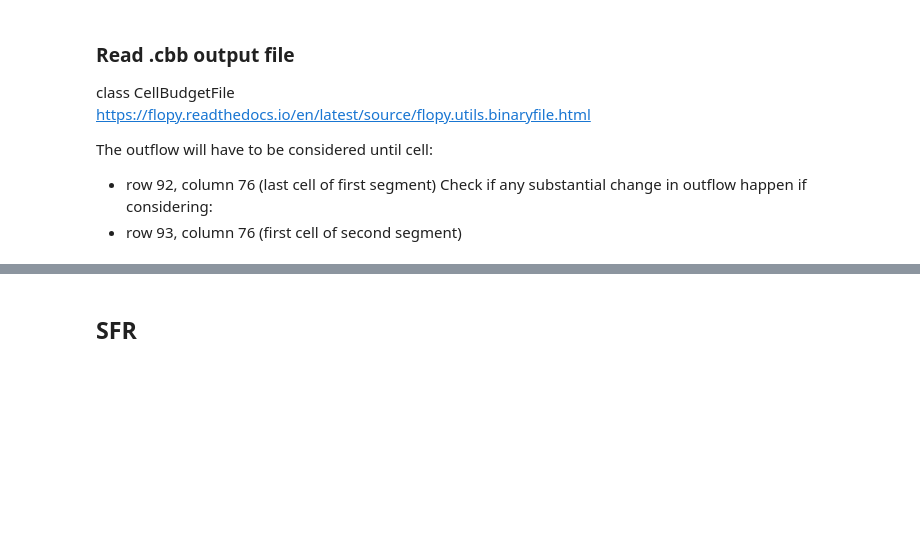
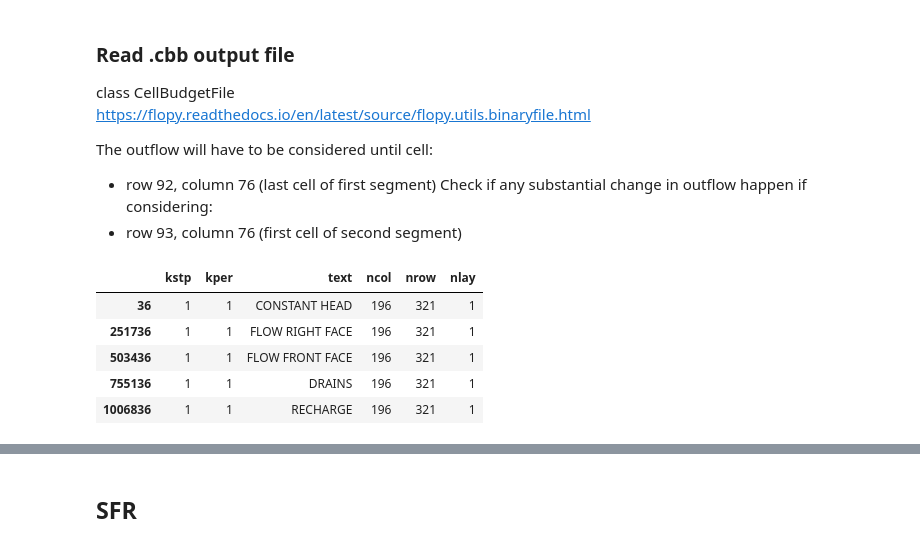
Before and after one commit to paolchol/hm, a Jupyter notebook: Fontanili/manage_input_output_files_modflow.ipynb, the cells around one changed output, grey strips where cells are left out. Saved outputs shown, nothing was run; the diff lists cells and outputs as text; code cells hidden in the pictures; blank space fills up the shorter version.

```diff
--- a/Fontanili/manage_input_output_files_modflow.ipynb
+++ b/Fontanili/manage_input_output_files_modflow.ipynb
@@ -160,0 +186,11 @@ Check if any substantial change in outflow happen if considering:
+# %%
+cbb = bf.CellBudgetFile(os.path.join(cwd, 'test_files', 'drain_model_test', 'busca_drain.cbb'))
+# %%
+cbb.headers
+# %% [output]
+|  | kstp | kper | text | ncol | nrow | nlay |
+| 36 | 1 | 1 | CONSTANT HEAD | 196 | 321 | 1 |
+| 251736 | 1 | 1 | FLOW RIGHT FACE | 196 | 321 | 1 |
+| 503436 | 1 | 1 | FLOW FRONT FACE | 196 | 321 | 1 |
+| 755136 | 1 | 1 | DRAINS | 196 | 321 | 1 |
+| 1006836 | 1 | 1 | RECHARGE | 196 | 321 | 1 |
```
Also changed, not shown: parts of 11 cells of this notebook.
